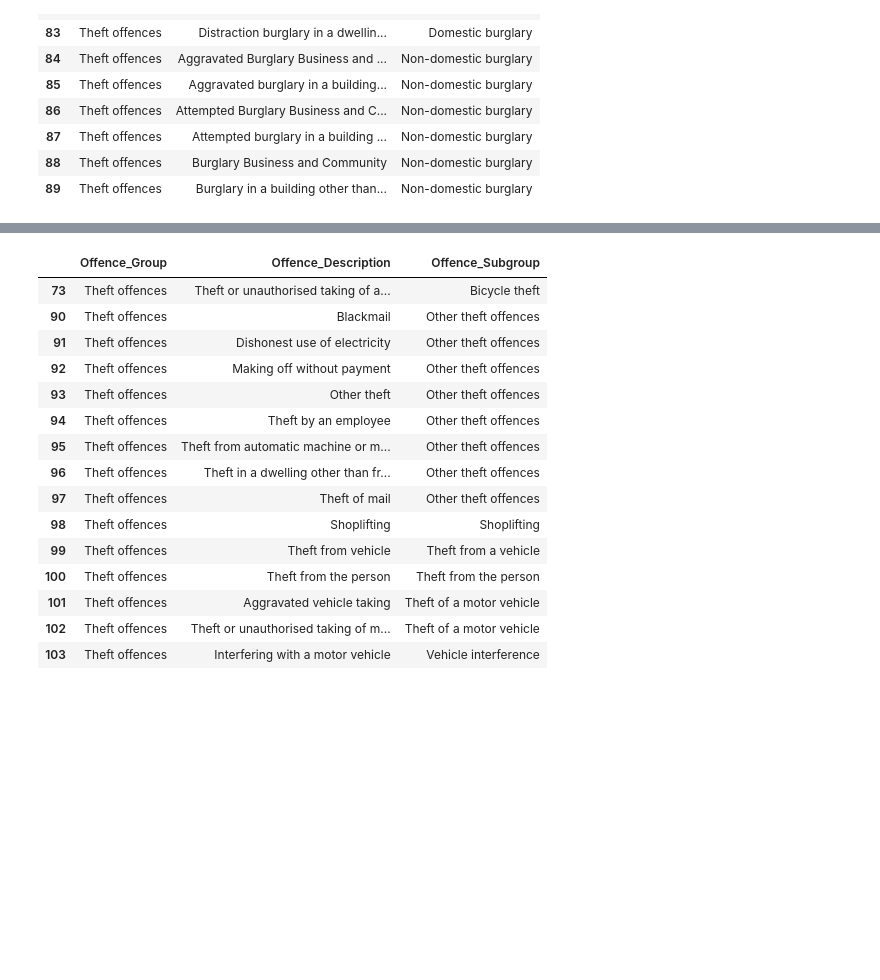
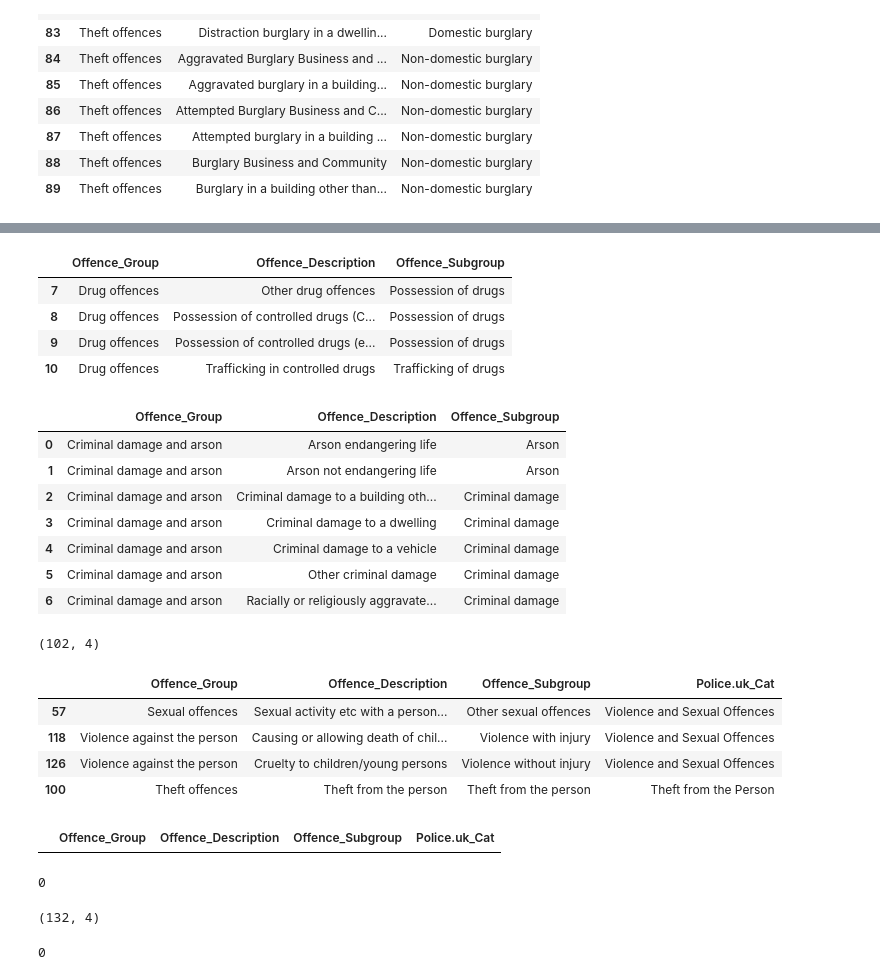
Before and after one commit to Sparrow0hawk/crime_sim_toolkit, a Jupyter notebook: data_manipulation/MappingCrimeCat2CrimeDes.ipynb, the cells around one changed output, grey strips where cells are left out. Cells and saved outputs as stored; diff of their text form; code cells hidden in the pictures; blank space fills up the shorter version.

```diff
--- a/data_manipulation/MappingCrimeCat2CrimeDes.ipynb
+++ b/data_manipulation/MappingCrimeCat2CrimeDes.ipynb
@@ -266,0 +331,23 @@ burg_subframe[burg_subframe.Offence_Description.str.lower().str.contains('burgla
+# %%
+drug_frame = init_frame[init_frame.Offence_Group.str.lower().str.contains('drug')]
+
+drug_frame
+# %% [output]
+|  | Offence_Group | Offence_Description | Offence_Subgroup |
+| 7 | Drug offences | Other drug offences | Possession of drugs |
+| 8 | Drug offences | Possession of controlled drugs (C... | Possession of drugs |
+| 9 | Drug offences | Possession of controlled drugs (e... | Possession of drugs |
+| 10 | Drug offences | Trafficking in controlled drugs | Trafficking of drugs |
+# %%
+crimdam_frame = init_frame[init_frame.Offence_Group.str.lower().str.contains('damage')]
+
+crimdam_frame
+# %% [output]
+|  | Offence_Group | Offence_Description | Offence_Subgroup |
+| 0 | Criminal damage and arson | Arson endangering life | Arson |
+| 1 | Criminal damage and arson | Arson not endangering life | Arson |
+| 2 | Criminal damage and arson | Criminal damage to a building oth... | Criminal damage |
+| 3 | Criminal damage and arson | Criminal damage to a dwelling | Criminal damage |
+| 4 | Criminal damage and arson | Criminal damage to a vehicle | Criminal damage |
+| 5 | Criminal damage and arson | Other criminal damage | Criminal damage |
+| 6 | Criminal damage and arson | Racially or religiously aggravate... | Criminal damage |
@@ -267,19 +486,28 @@ burg_subframe[burg_subframe.Offence_Description.str.lower().str.contains('burgla
+# %%
+cated_slices.shape
+# %% [output]
+(102, 4)
 # %%
-burg_subframe[~burg_subframe.Offence_Description.str.lower().str.contains('burglary')]
+cated_slices[cated_slices.Offence_Description.str.lower().str.contains('person')]
 # %% [output]
-|  | Offence_Group | Offence_Description | Offence_Subgroup |
-| 73 | Theft offences | Theft or unauthorised taking of a... | Bicycle theft |
-| 90 | Theft offences | Blackmail | Other theft offences |
-| 91 | Theft offences | Dishonest use of electricity | Other theft offences |
-| 92 | Theft offences | Making off without payment | Other theft offences |
-| 93 | Theft offences | Other theft | Other theft offences |
-| 94 | Theft offences | Theft by an employee | Other theft offences |
-| 95 | Theft offences | Theft from automatic machine or m... | Other theft offences |
-| 96 | Theft offences | Theft in a dwelling other than fr... | Other theft offences |
-| 97 | Theft offences | Theft of mail | Other theft offences |
-| 98 | Theft offences | Shoplifting | Shoplifting |
-| 99 | Theft offences | Theft from vehicle | Theft from a vehicle |
-| 100 | Theft offences | Theft from the person | Theft from the person |
-| 101 | Theft offences | Aggravated vehicle taking | Theft of a motor vehicle |
-| 102 | Theft offences | Theft or unauthorised taking of m... | Theft of a motor vehicle |
-| 103 | Theft offences | Interfering with a motor vehicle | Vehicle interference |
+|  | Offence_Group | Offence_Description | Offence_Subgroup | Police.uk_Cat |
+| 57 | Sexual offences | Sexual activity etc with a person... | Other sexual offences | Violence and Sexual Offences |
+| 118 | Violence against the person | Causing or allowing death of chil... | Violence with injury | Violence and Sexual Offences |
+| 126 | Violence against the person | Cruelty to children/young persons | Violence without injury | Violence and Sexual Offences |
+| 100 | Theft offences | Theft from the person | Theft from the person | Theft from the Person |
+# %%
+cated_slices[cated_slices.Offence_Description.duplicated()]
+# %% [output]
+|  | Offence_Group | Offence_Description | Offence_Subgroup | Police.uk_Cat |
+# %%
+cated_slices.Offence_Description.duplicated().sum()
+# %% [output]
+0
+# %%
+final_ref_frame.shape
+# %% [output]
+(132, 4)
+# %%
+final_ref_frame.Offence_Description.duplicated().sum()
+# %% [output]
+0
```
Also changed, not shown: parts of 18 cells of this notebook, 7 other files.
